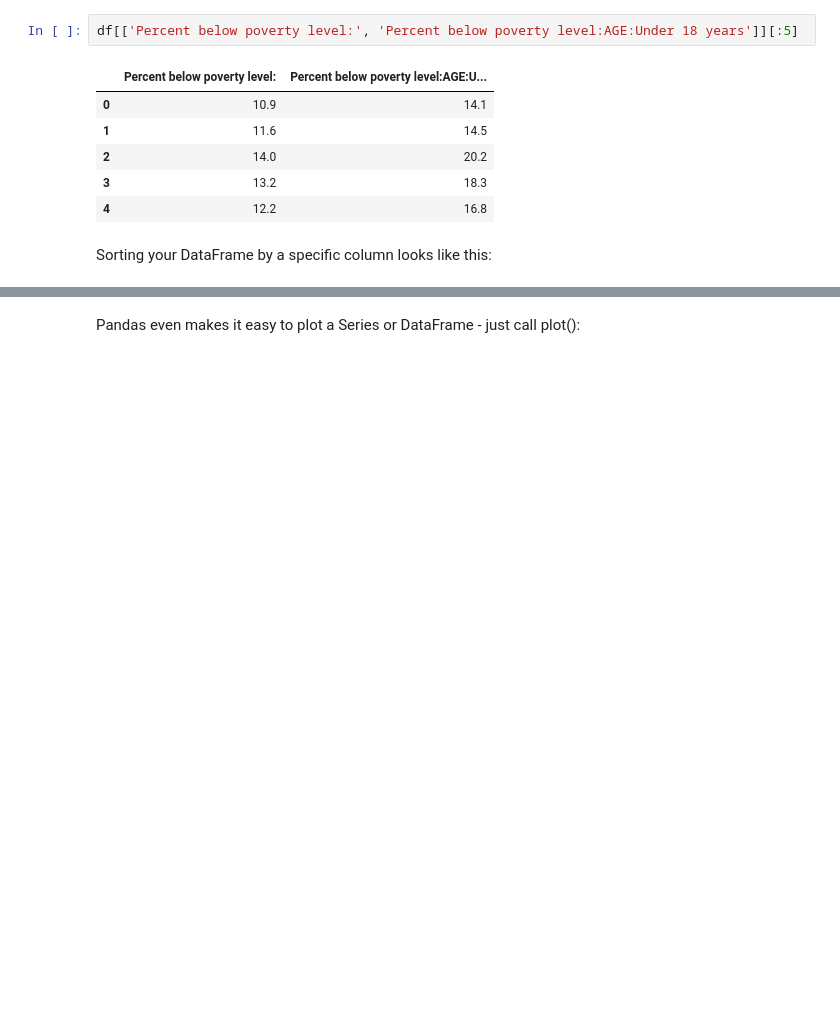
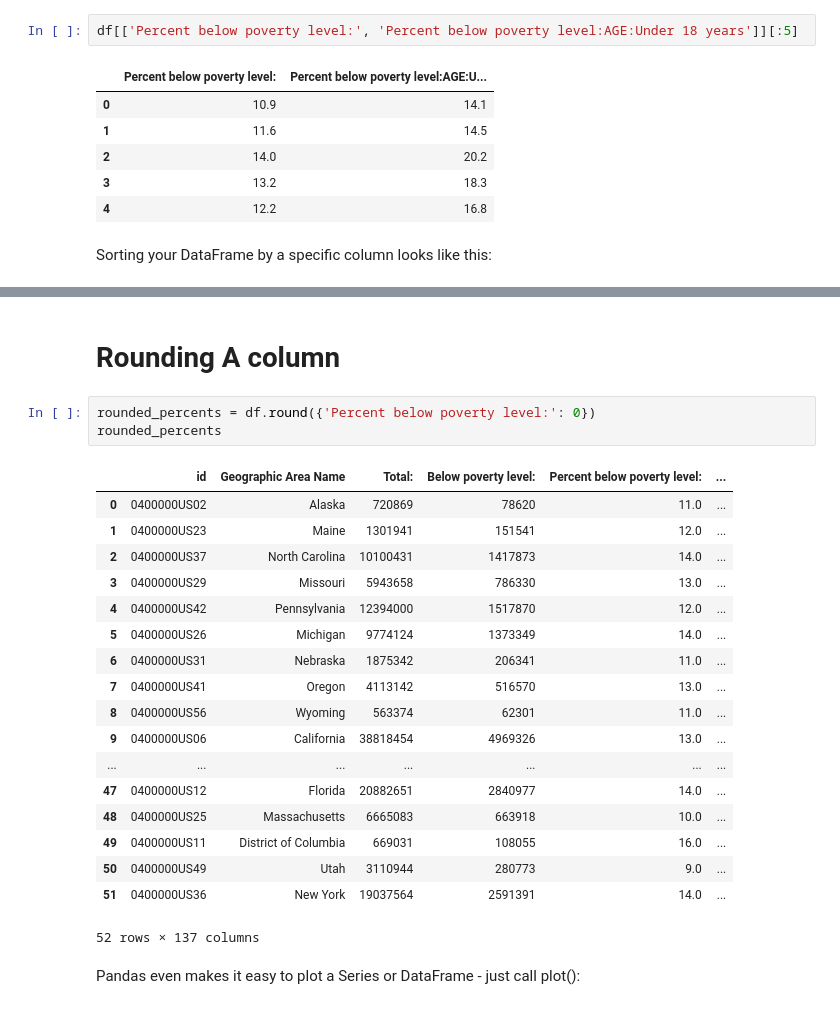
Before and after one commit to imagineLife/data-cleaner, a Jupyter notebook: pandas.ipynb, the cells around one changed output, grey strips where cells are left out. Drawn from its saved outputs; the diff is of its cells as text; blank space fills up the shorter version.

```diff
--- a/pandas.ipynb
+++ b/pandas.ipynb
@@ -213,2 +203,26 @@ Name: Level of Education, dtype: int64
+# %% [markdown]
+# Rounding A column
+# %%
+rounded_percents = df.round({'Percent below poverty level:': 0})
+rounded_percents
+# %% [output]
+|  | id | Geographic Area Name | Total: | Below poverty level: | Percent below poverty level: | ... |
+| 0 | 0400000US02 | Alaska | 720869 | 78620 | 11.0 | ... |
+| 1 | 0400000US23 | Maine | 1301941 | 151541 | 12.0 | ... |
+| 2 | 0400000US37 | North Carolina | 10100431 | 1417873 | 14.0 | ... |
+| 3 | 0400000US29 | Missouri | 5943658 | 786330 | 13.0 | ... |
+| 4 | 0400000US42 | Pennsylvania | 12394000 | 1517870 | 12.0 | ... |
+| 5 | 0400000US26 | Michigan | 9774124 | 1373349 | 14.0 | ... |
+| 6 | 0400000US31 | Nebraska | 1875342 | 206341 | 11.0 | ... |
+| 7 | 0400000US41 | Oregon | 4113142 | 516570 | 13.0 | ... |
+| 8 | 0400000US56 | Wyoming | 563374 | 62301 | 11.0 | ... |
+| 9 | 0400000US06 | California | 38818454 | 4969326 | 13.0 | ... |
+| ... | ... | ... | ... | ... | ... | ... |
+| 47 | 0400000US12 | Florida | 20882651 | 2840977 | 14.0 | ... |
+| 48 | 0400000US25 | Massachusetts | 6665083 | 663918 | 10.0 | ... |
+| 49 | 0400000US11 | District of Columbia | 669031 | 108055 | 16.0 | ... |
+| 50 | 0400000US49 | Utah | 3110944 | 280773 | 9.0 | ... |
+| 51 | 0400000US36 | New York | 19037564 | 2591391 | 14.0 | ... |
+52 rows × 137 columns
 # %% [markdown]
 Pandas even makes it easy to plot a Series or DataFrame - just call plot():
```
Also changed, not shown: parts of 5 cells of this notebook.
